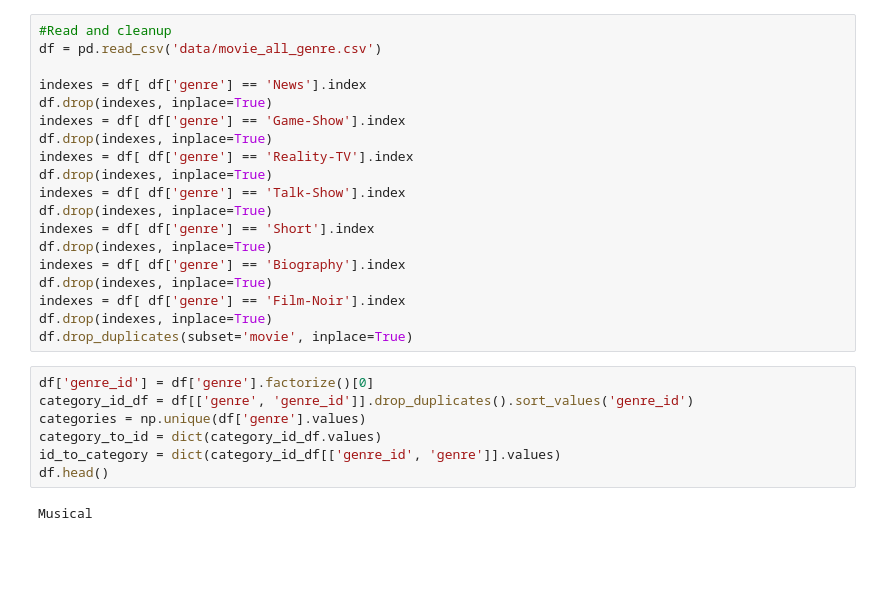
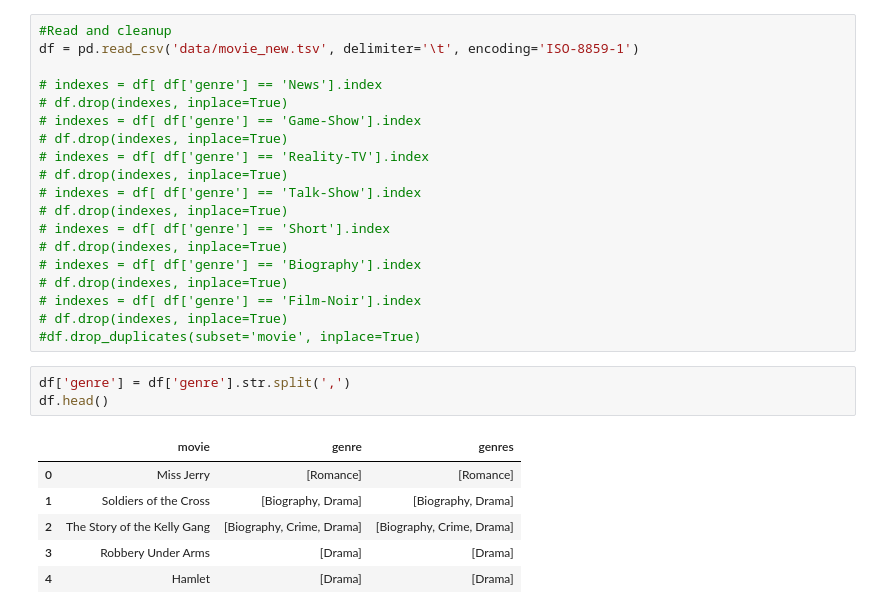
Before and after one commit to mattm-malone/moviename-classifier, a Jupyter notebook: MovieClassifier.ipynb, the cells around one changed output. Saved outputs shown, nothing was run; the diff lists cells and outputs as text; blank space fills up the shorter version.

```diff
--- a/MovieClassifier.ipynb
+++ b/MovieClassifier.ipynb
@@ -20,29 +18,30 @@ Using TensorFlow backend.
 # %%
 #Read and cleanup
-df = pd.read_csv('data/movie_all_genre.csv')
+df = pd.read_csv('data/movie_new.tsv', delimiter='\t', encoding='ISO-8859-1')
 
-indexes = df[ df['genre'] == 'News'].index
-df.drop(indexes, inplace=True)
-indexes = df[ df['genre'] == 'Game-Show'].index
-df.drop(indexes, inplace=True)
-indexes = df[ df['genre'] == 'Reality-TV'].index
-df.drop(indexes, inplace=True)
-indexes = df[ df['genre'] == 'Talk-Show'].index
-df.drop(indexes, inplace=True)
-indexes = df[ df['genre'] == 'Short'].index
-df.drop(indexes, inplace=True)
-indexes = df[ df['genre'] == 'Biography'].index
-df.drop(indexes, inplace=True)
-indexes = df[ df['genre'] == 'Film-Noir'].index
-df.drop(indexes, inplace=True)
-df.drop_duplicates(subset='movie', inplace=True)
+# indexes = df[ df['genre'] == 'News'].index
+# df.drop(indexes, inplace=True)
+# indexes = df[ df['genre'] == 'Game-Show'].index
+# df.drop(indexes, inplace=True)
+# indexes = df[ df['genre'] == 'Reality-TV'].index
+# df.drop(indexes, inplace=True)
+# indexes = df[ df['genre'] == 'Talk-Show'].index
+# df.drop(indexes, inplace=True)
+# indexes = df[ df['genre'] == 'Short'].index
+# df.drop(indexes, inplace=True)
+# indexes = df[ df['genre'] == 'Biography'].index
+# df.drop(indexes, inplace=True)
+# indexes = df[ df['genre'] == 'Film-Noir'].index
+# df.drop(indexes, inplace=True)
+#df.drop_duplicates(subset='movie', inplace=True)
-# %%
-df['genre_id'] = df['genre'].factorize()[0]
-category_id_df = df[['genre', 'genre_id']].drop_duplicates().sort_values('genre_id')
-categories = np.unique(df['genre'].values)
-category_to_id = dict(category_id_df.values)
-id_to_category = dict(category_id_df[['genre_id', 'genre']].values)
-df.head()
-# %% [output]
-Musical
+# %%
+df['genre'] = df['genre'].str.split(',')
+df.head()
+# %% [output]
+|  | movie | genre | genres |
+| 0 | Miss Jerry | [Romance] | [Romance] |
+| 1 | Soldiers of the Cross | [Biography, Drama] | [Biography, Drama] |
+| 2 | The Story of the Kelly Gang | [Biography, Crime, Drama] | [Biography, Crime, Drama] |
+| 3 | Robbery Under Arms | [Drama] | [Drama] |
+| 4 | Hamlet | [Drama] | [Drama] |
 # %%
```
Also changed, not shown: parts of 17 cells of this notebook, 4 other files.
